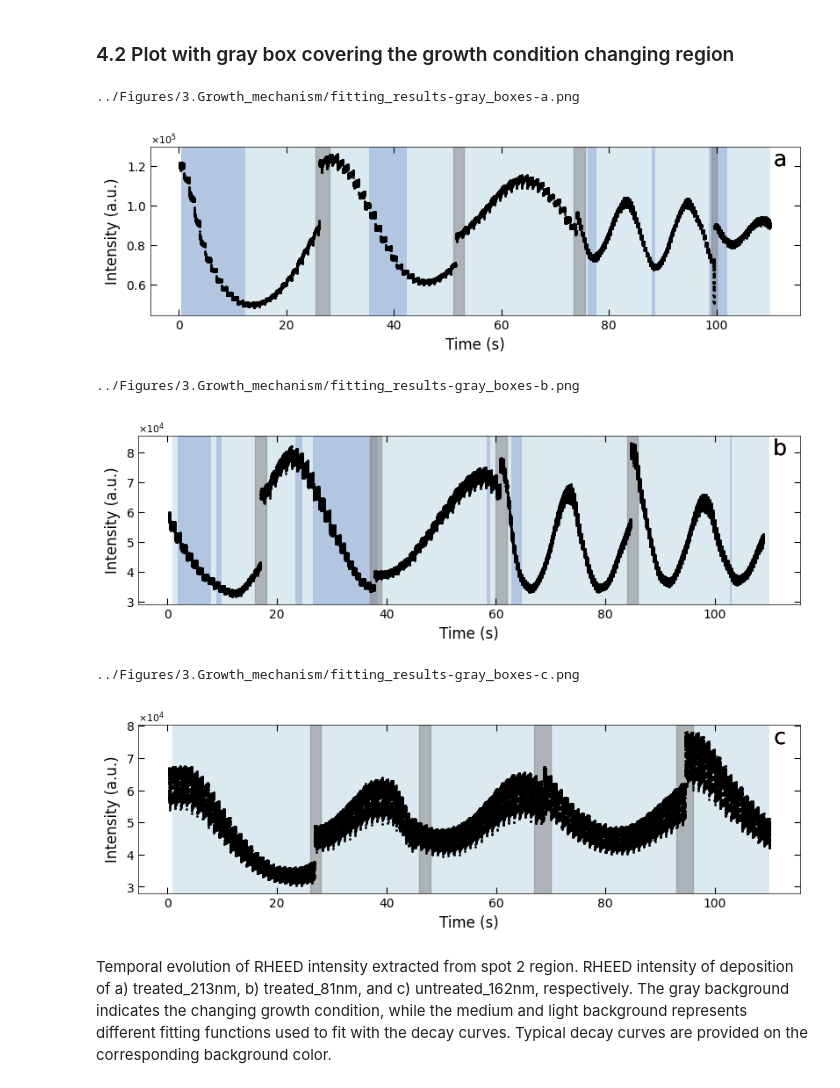
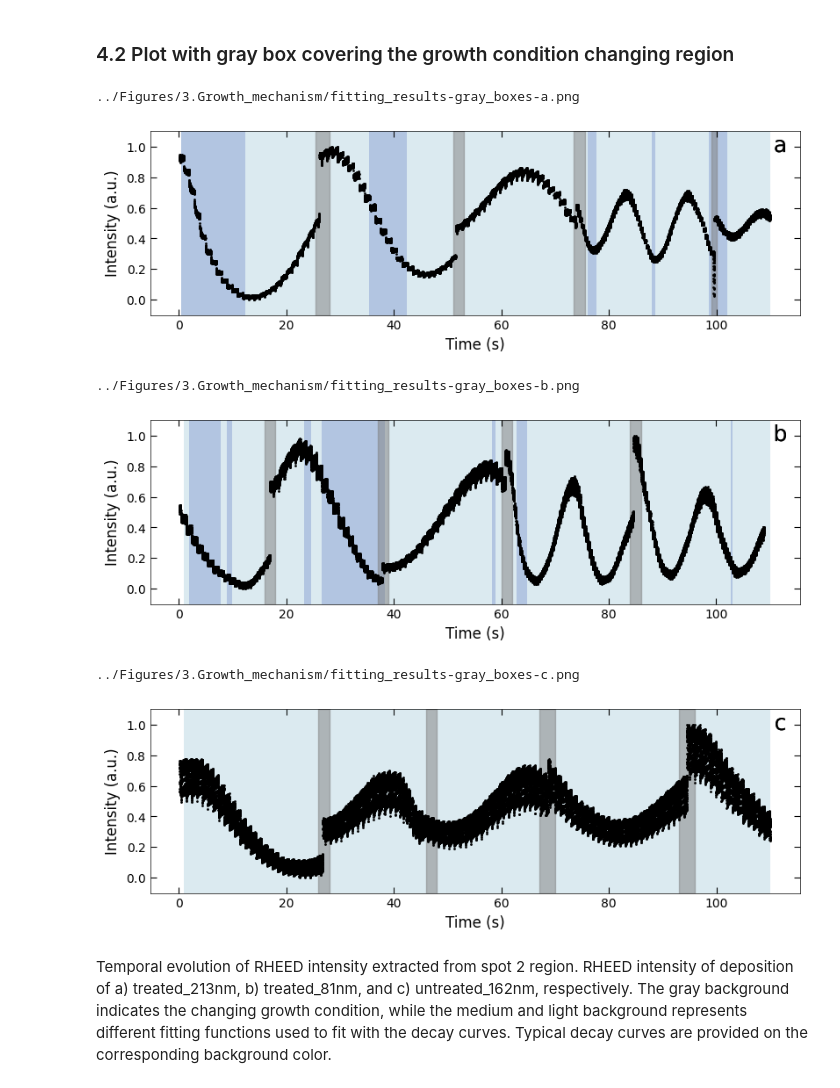
Before and after one commit to m3-learning/Predicting-Pulsed-Laser-Deposition-SrTiO3-Homoepitaxy-Growth-Dynamics-using-RHEED, a Jupyter notebook: notebooks/7_Growth_mechanism-details.ipynb, the cells around one changed output. Saved outputs shown, nothing was run; the diff lists cells and outputs as text; code cells hidden in the pictures.

```diff
--- a/notebooks/7_Growth_mechanism-details.ipynb
+++ b/notebooks/7_Growth_mechanism-details.ipynb
@@ -577,43 +578,55 @@ boxes_sample2 = boxes_sample2[boxes_sample2[:,0]<110]
 
 y_all_sample3 = y_all_sample3[x_all_sample3<110]
 x_all_sample3 = x_all_sample3[x_all_sample3<110]
 
 color_array_sample3 = color_array_sample3[color_array_sample3[:, 0]<110]
 boxes_sample3 = boxes_sample3[boxes_sample3[:,0]<110]
 
 fig, ax = layout_fig(1, 1, figsize=(8, 2.6))
 Viz.draw_background_colors(ax, color_array_sample1)
 Viz.draw_boxes(ax, boxes_sample1, color_gray)
+
+# Normalize the data
+y_all_sample1 = NormalizeData(y_all_sample1, lb=np.min(y_all_sample1), ub=np.max(y_all_sample1))
+
 ax.scatter(x_all_sample1, y_all_sample1, color='k', s=1)
-Viz.set_labels(ax, xlabel='Time (s)', ylabel='Intensity (a.u.)', yaxis_style='sci')
+Viz.set_labels(ax, xlabel='Time (s)', ylabel='Intensity (a.u.)', ylim=(-0.1, 1.1), yaxis_style='sci')
 labelfigs(ax, number=0, loc='tr', style='b', size=18, inset_fraction=(0.08, 0.03))
-printing_plot.savefig(fig, 'fitting_results-gray_boxes-a', dpi=300)
+printing_plot.savefig(fig, 'fitting_results-gray_boxes-a', dpi=600, transparent=True)
 plt.show()
 
 fig, ax = layout_fig(1, 1, figsize=(8, 2.6))
 Viz.draw_background_colors(ax, color_array_sample2)
 Viz.draw_boxes(ax, boxes_sample2, color_gray)
+
+# Normalize the data
+y_all_sample2 = NormalizeData(y_all_sample2, lb=np.min(y_all_sample2), ub=np.max(y_all_sample2))
+
 ax.scatter(x_all_sample2, y_all_sample2, color='k', s=1)
-Viz.set_labels(ax, xlabel='Time (s)', ylabel='Intensity (a.u.)', yaxis_style='sci')
+Viz.set_labels(ax, xlabel='Time (s)', ylabel='Intensity (a.u.)', ylim=(-0.1, 1.1), yaxis_style='sci')
 labelfigs(ax, number=1, loc='tr', style='b', size=18, inset_fraction=(0.08, 0.03))
-printing_plot.savefig(fig, 'fitting_results-gray_boxes-b', dpi=300)
+printing_plot.savefig(fig, 'fitting_results-gray_boxes-b', dpi=600, transparent=True)
 plt.show()
 
 fig, ax = layout_fig(1, 1, figsize=(8, 2.6))
 Viz.draw_background_colors(ax, color_array_sample3)
 Viz.draw_boxes(ax, boxes_sample3, color_gray)
+
+# Normalize the data
+y_all_sample3 = NormalizeData(y_all_sample3, lb=np.min(y_all_sample3), ub=np.max(y_all_sample3))
+
 ax.scatter(x_all_sample3, y_all_sample3, color='k', s=1)
-Viz.set_labels(ax, xlabel='Time (s)', ylabel='Intensity (a.u.)', yaxis_style='sci')
+Viz.set_labels(ax, xlabel='Time (s)', ylabel='Intensity (a.u.)', ylim=(-0.1, 1.1), yaxis_style='sci')
 labelfigs(ax, number=2, loc='tr', style='b', size=18, inset_fraction=(0.08, 0.03))
-printing_plot.savefig(fig, 'fitting_results-gray_boxes-c', dpi=300)
+printing_plot.savefig(fig, 'fitting_results-gray_boxes-c', dpi=600, transparent=True)
 plt.show()
 # %% [output]
 ../Figures/3.Growth_mechanism/fitting_results-gray_boxes-a.png
-[figure, old version]
+[figure, new version]
 ../Figures/3.Growth_mechanism/fitting_results-gray_boxes-b.png
-[figure, old version]
+[figure, new version]
 ../Figures/3.Growth_mechanism/fitting_results-gray_boxes-c.png
-[figure, old version]
+[figure, new version]
 # %% [markdown]
 Temporal evolution of RHEED intensity extracted from spot 2 region. RHEED intensity of deposition of a) treated_213nm, b) treated_81nm, and c) untreated_162nm, respectively. The gray background indicates the changing growth condition, while the medium and light background represents different fitting functions used to fit with the decay curves. Typical decay curves are provided on the corresponding background color.
 # %% [markdown]
```
Also changed, not shown: parts of 3 cells of this notebook, 6 other files.
